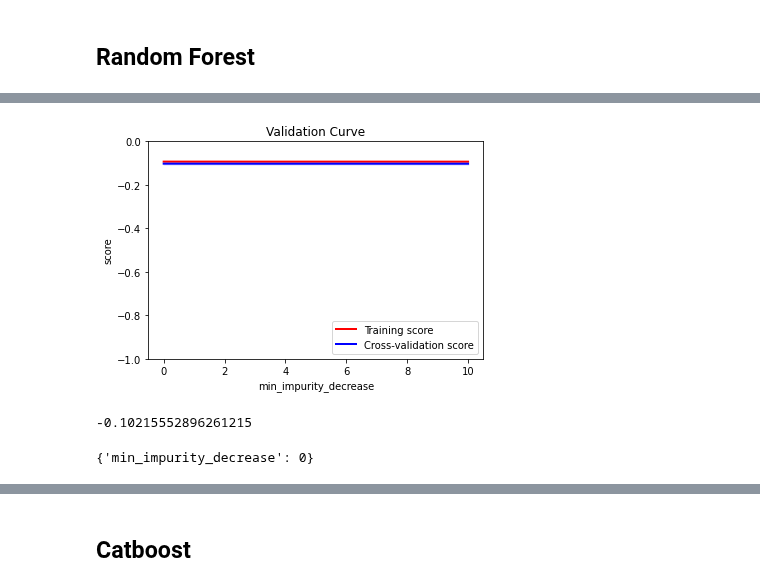
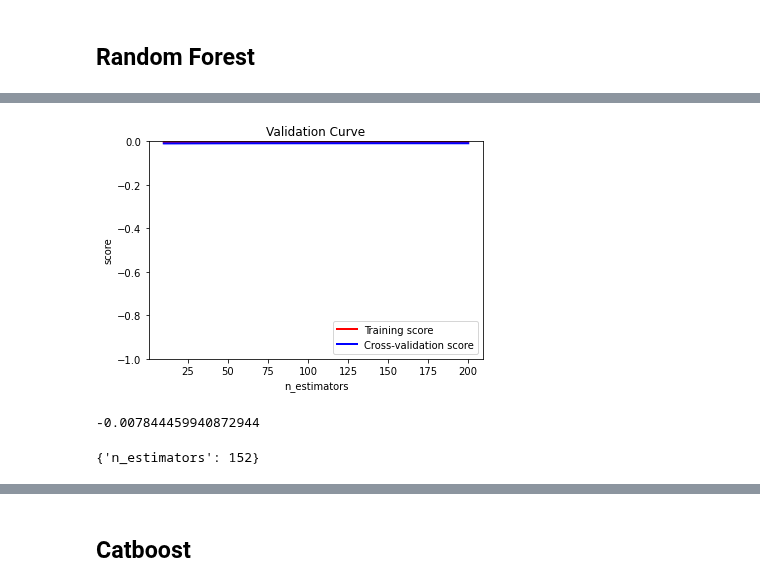
Before and after one commit to helmigsimon/EPFL-Capstone-Project, a Jupyter notebook: 04-Modelling.ipynb, the cells around one changed output, grey strips where cells are left out. Cells and saved outputs as stored; diff of their text form; code cells hidden in the pictures.

```diff
--- a/04-Modelling.ipynb
+++ b/04-Modelling.ipynb
@@ -380,22 +284,12 @@ ModuleNotFoundError: ignored
 random_forest_preprocessing_pipe = Pipeline([
     ('running_time_imputer',RunningTimeImputer('running_time','number_of_tracks')),
     ('leave_one_out_encoding', LeaveOneOutEncoder(cols=['artist','label','format_text','format_name','master_id'])),
-    ('reduce_indicators', IndicatorReducer(indicators=column_store._indicator,algorithm=UMAP,components=40)),
+    ('reduce_indicators', IndicatorReducer(indicators=column_store._indicator,algorithm=PCA,components=40)),
     ('record_store_column_remover', ColumnRemover(record_store_random_forest_removal_columns)),
-    ('cast_to_32', FunctionTransformer(func=lambda x: x.values.astype(np.float32)))
+    #('cast_to_32', FunctionTransformer(func=lambda x: x.values.astype(np.float32)))
 ])
 
-random_forest = RandomForestRegressor(
-      seed=0,
-      rows_sample=0.1,
-      n_estimators=100,
-      n_bins=25,
-      split_criterion=2,
-      max_depth=20,
-      max_features='auto',
-      min_rows_per_node=2,
-      min_impurity_decrease=0
-  )
+random_forest = RandomForestRegressor()
 
 random_forest_search_pipe = Pipeline([
     ('preprocessing',random_forest_preprocessing_pipe),
@@ -403,6 +297,7 @@ random_forest_search_pipe = Pipeline([
         random_forest,
         cv=KFold(n_splits=5,shuffle=True),
         param_grid={
+            'n_estimators': np.linspace(10,200,5).astype(int)
         },
         verbose=50,
         scoring='neg_mean_absolute_error',
@@ -416,5 +311,5 @@ random_forest_pipe = Pipeline([
     ('random_forest',random_forest)
 ])
 # %%
-random_forest_search_pipe.fit(X_tr,np.log(y_tr).values.astype(np.float32))
+random_forest_search_pipe.fit(X_tr_sample,np.log(y_tr_sample))
 # %% [output]
@@ -458,16 +339,16 @@ Pipeline(memory=None,
 # %%
-random_forest_plotter = GridSearchPlotter(random_forest_search_pipe['grid_search'])
-random_forest_plotter.plot_validation_curve(parameter='min_impurity_decrease',ylim=(-1,0))
+random_forest_plotter = GridSearchPlotter(random_forest_search_pipe.steps[-1][1])
+random_forest_plotter.plot_validation_curve(parameter='n_estimators',ylim=(-1,0))
 # %% [output]
-[figure, old version]
+[figure, new version]
 # %%
-random_forest_search_pipe['grid_search'].best_score_
+random_forest_search_pipe.steps[-1][1].best_score_
 # %% [output]
--0.10215552896261215
+-0.007844459940872944
 # %%
-random_forest_search_pipe['grid_search'].best_params_
+random_forest_search_pipe.steps[-1][1].best_params_
 # %% [output]
-{'min_impurity_decrease': 0}
+{'n_estimators': 152}
 # %%
 random_forest_pipe.fit(X_tr,np.log(y_tr).values.astype(np.float32))
 # %% [output]
```
Also changed, not shown: parts of 42 cells of this notebook, 5 other files.
